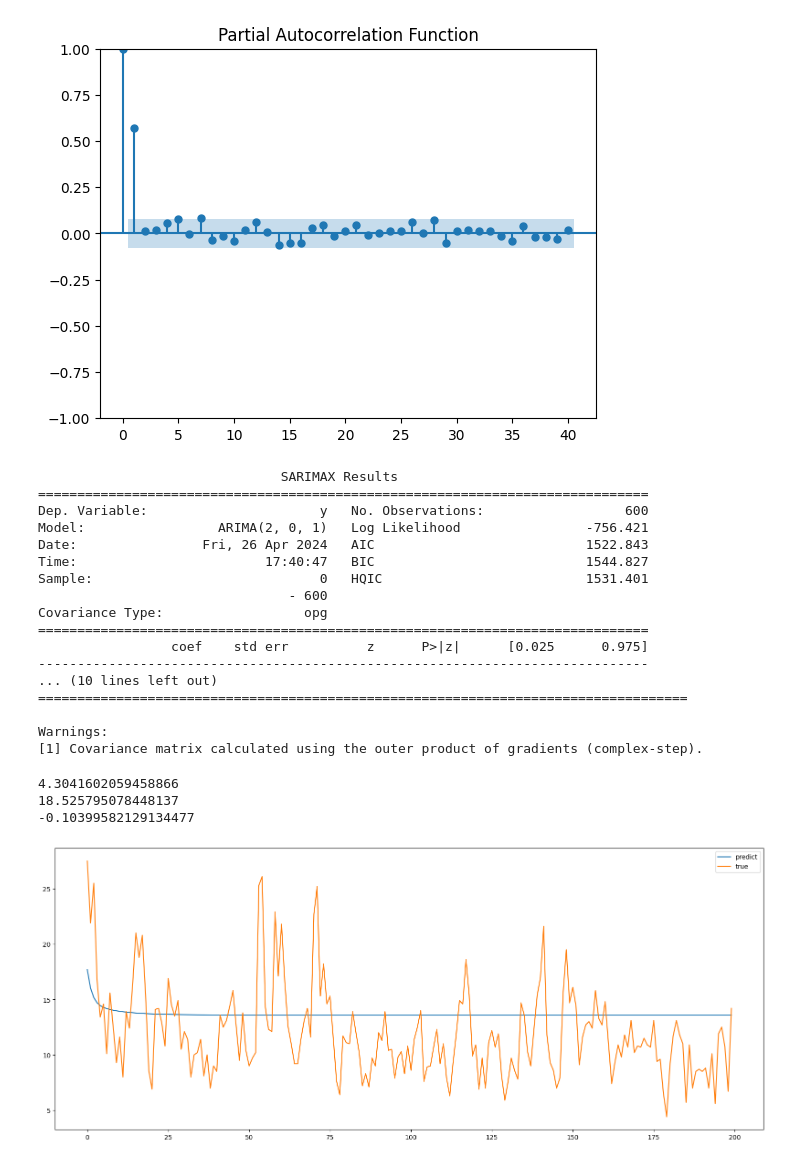
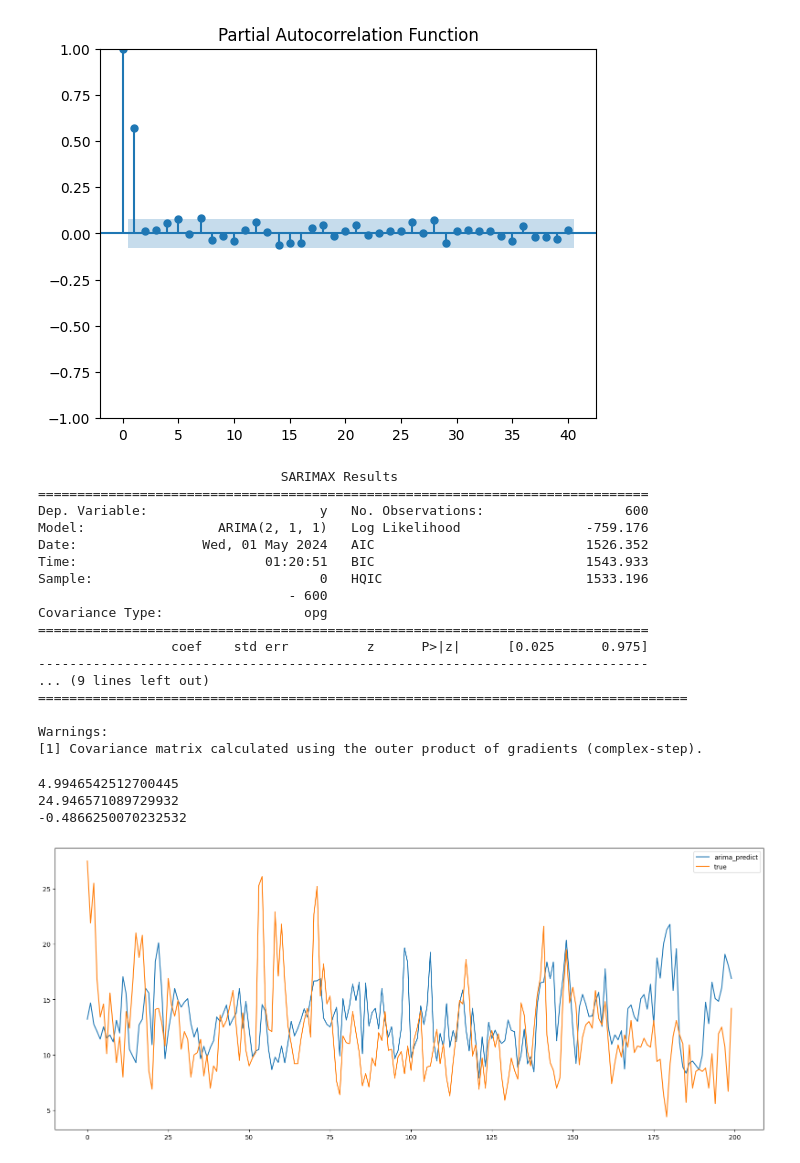
Before and after one commit to Ebzz12/Wind-Speed-Prediction, a Jupyter notebook: Wind_speed_prediction.ipynb, the cells around one changed output. Cells and saved outputs as stored; diff of their text form; code cells hidden in the pictures.

```diff
--- a/Wind_speed_prediction.ipynb
+++ b/Wind_speed_prediction.ipynb
@@ -569,7 +573,7 @@ plt.show()
 <Figure size 1000x500 with 0 Axes>
 [figure]
 # %%
-arima_model = ARIMA(y_train, order=(2, 0, 1))
+arima_model = ARIMA(y_train, order=(2, 1, 1))
 arima_model_fit = arima_model.fit()
 arima_model_fit_summary = arima_model_fit.summary()
 
@@ -578,22 +582,22 @@ print(arima_model_fit_summary)
                                SARIMAX Results
 ==============================================================================
 Dep. Variable:                      y   No. Observations:                  600
-Model:                 ARIMA(2, 0, 1)   Log Likelihood                -756.421
-Date:                Fri, 26 Apr 2024   AIC                           1522.843
-Time:                        17:40:47   BIC                           1544.827
-Sample:                             0   HQIC                          1531.401
+Model:                 ARIMA(2, 1, 1)   Log Likelihood                -759.176
+Date:                Wed, 01 May 2024   AIC                           1526.352
+Time:                        01:20:51   BIC                           1543.933
+Sample:                             0   HQIC                          1533.196
                                 - 600
 Covariance Type:                  opg
 ==============================================================================
                  coef    std err          z      P>|z|      [0.025      0.975]
 ------------------------------------------------------------------------------
-... (10 lines left out)
+... (9 lines left out)
 ===================================================================================
 
 Warnings:
 [1] Covariance matrix calculated using the outer product of gradients (complex-step).
 # %%
-start = len(y_train)
+start = len(y_test)
 end = start + len(x_test) - 1  # Predict up to the end of the 'x_test' dataset
 
 # Generate predictions
@@ -610,18 +614,18 @@ print(rmse)
 print(mse)
 print(rsquare)
 # %% [output]
-4.3041602059458866
-18.525795078448137
--0.10399582129134477
+4.9946542512700445
+24.946571089729932
+-0.4866250070232532
 # %%
 
 plt.figure(figsize=(20,8))
-plt.plot(predictions, label='predict')
+plt.plot(predictions, label='arima_predict')
 plt.plot(scaler_y.inverse_transform(y_test), label='true')
 plt.legend()
 plt.show()
 # %% [output]
-[figure, old version]
+[figure, new version]
 # %%
 data = {
     "Model": ["Linear Regression", "LSTM", "ARIMA"],
```
Also changed, not shown: parts of 10 cells of this notebook.
